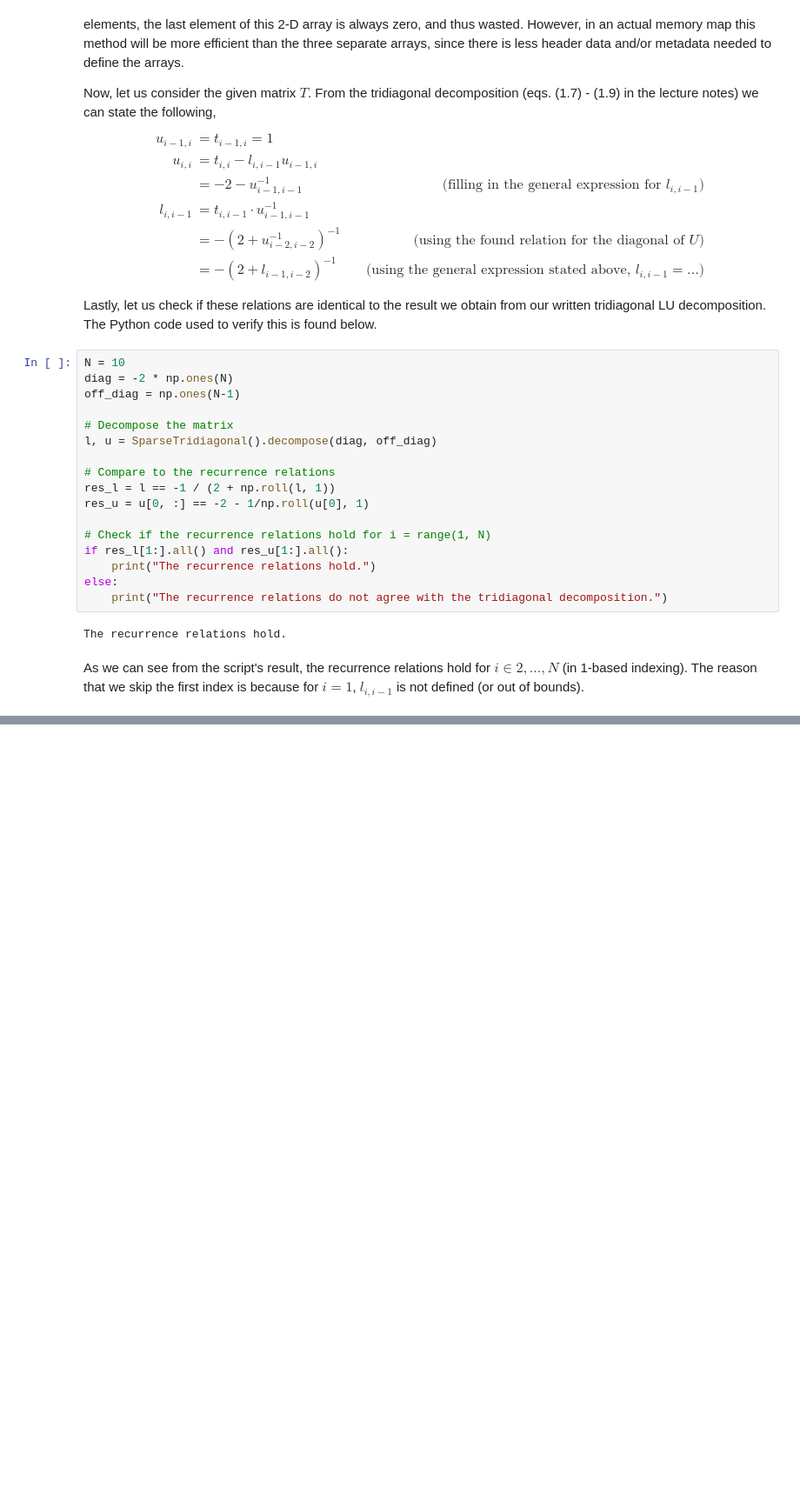
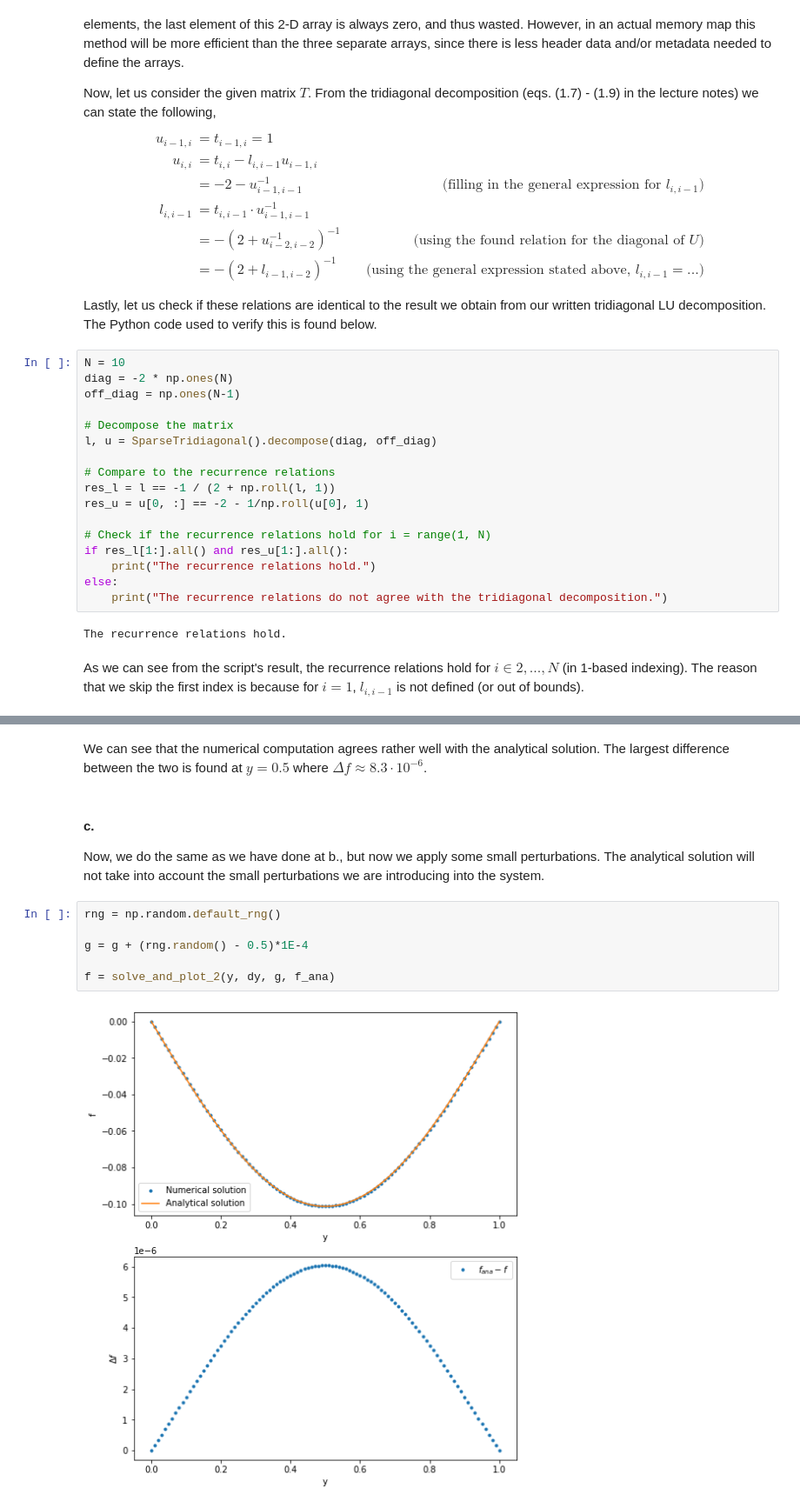
Before and after one commit to KevoSoftworks/mathematical_and_numerical_physics, a Jupyter notebook: part_2/part2.ipynb, the cells around one changed output, grey strips where cells are left out. Shown at 87% size. Cells and saved outputs as stored; diff of their text form; blank space fills up the shorter version.

```diff
--- a/part_2/part2.ipynb
+++ b/part_2/part2.ipynb
@@ -147,0 +185,13 @@ As we can see from the script's result, the recurrence relations hold for $i \in
+# %% [markdown]
+We can see that the numerical computation agrees rather well with the analytical solution. The largest difference between the two is found at $y = 0.5$ where $\Delta f \approx 8.3 \cdot 10^{-6}$.
+# %% [markdown]
+#### c.
+Now, we do the same as we have done at b., but now we apply some small perturbations. The analytical solution will not take into account the small perturbations we are introducing into the system.
+# %%
+rng = np.random.default_rng()
+
+g = g + (rng.random() - 0.5)*1E-4
+
+f = solve_and_plot_2(y, dy, g, f_ana)
+# %% [output]
+[figure, added]
```
Also changed, not shown: parts of 6 cells of this notebook, 1 other file.
